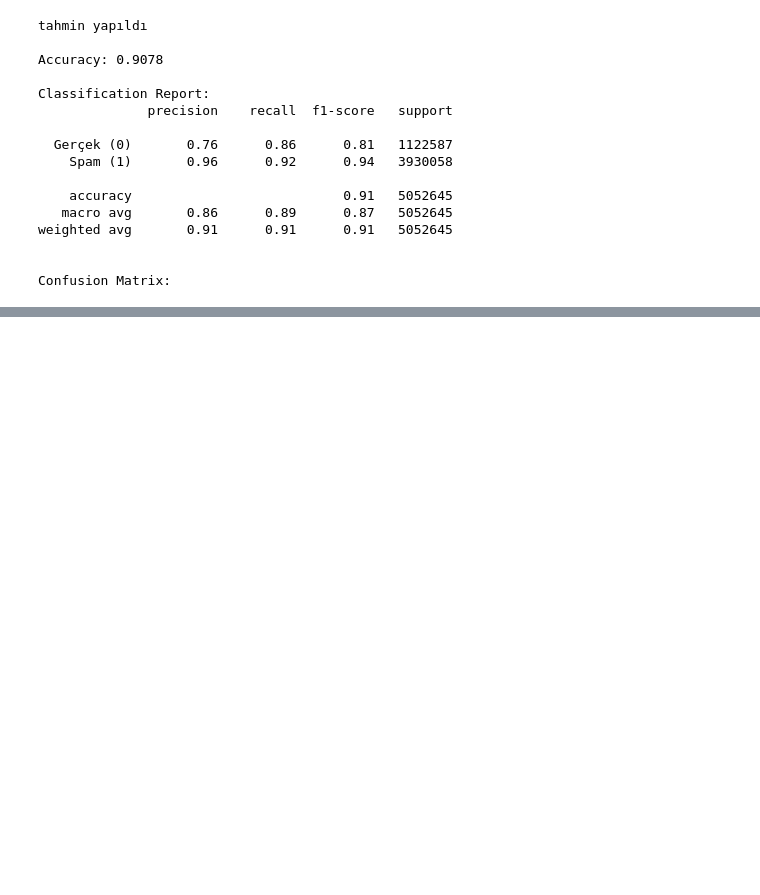
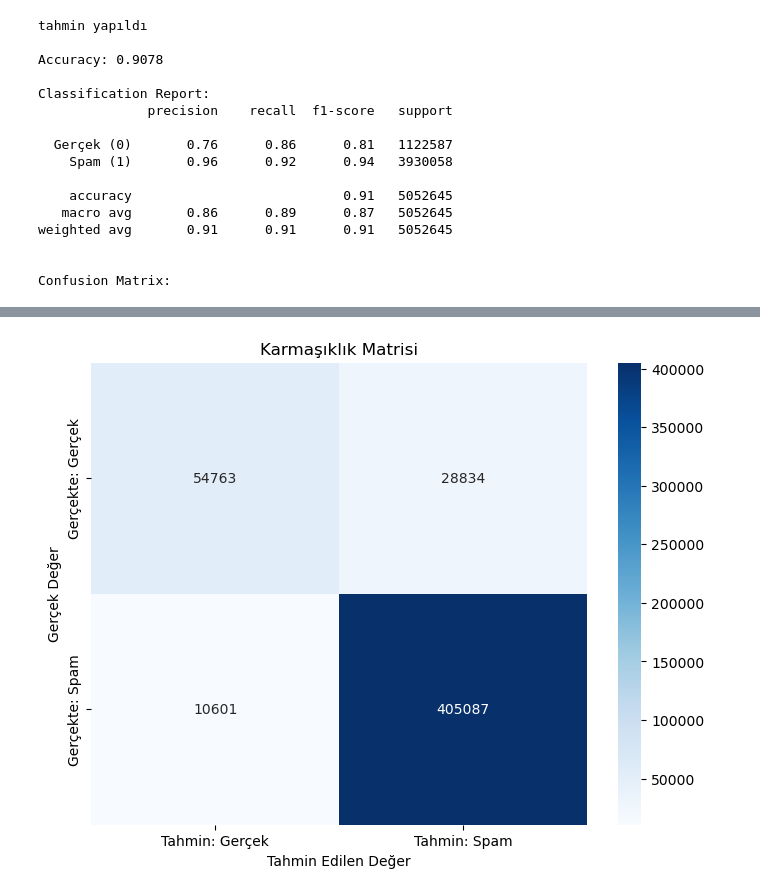
Before and after one commit to AybarsKansu/amazon-fake-review-detector, a Jupyter notebook: notebooks/regression.ipynb, the cells around one changed output, grey strips where cells are left out. Saved outputs shown, nothing was run; the diff lists cells and outputs as text; code cells hidden in the pictures; blank space fills up the shorter version.

```diff
--- a/notebooks/regression.ipynb
+++ b/notebooks/regression.ipynb
@@ -286,0 +314,11 @@ plt.show()
+# %%
+X_train_toys = load_npz(os.path.join(TOYS_GAMES, "X_train.npz"))
+X_test_toys = load_npz(os.path.join(TOYS_GAMES, "X_test.npz"))
+y_train_toys = np.load(os.path.join(TOYS_GAMES, "y_train.npy"))
+y_test_toys = np.load(os.path.join(TOYS_GAMES, "y_test.npy"))
+# %%
+lgbm_model = lgb.LGBMClassifier(random_state=42, n_jobs=-1)
+
+print("LightGBM modeli eğitiliyor...")
+lgbm_model.fit(X_train_toys, y_train_toys)
+print("✅ Model çok daha hızlı eğitildi!")
@@ -286,0 +335,11 @@ plt.show()
+# %%
+y_pred_toys = lgbm_model.predict(X_test_toys)
+print("tahmin yapıldı")
+accuracy = accuracy_score(y_test_toys, y_pred_toys)
+print(f"\nAccuracy: {accuracy:.4f}")
+
+print("\nClassification Report:")
+print(classification_report(y_test_toys, y_pred_toys, target_names=['Gerçek (0)', 'Spam (1)']))
+
+print("\nConfusion Matrix:")
+cm = confusion_matrix(y_test_toys, y_pred_toys)
@@ -286,0 +386,12 @@ plt.show()
+# %%
+plt.figure(figsize=(8, 6))
+sns.heatmap(cm, annot=True, fmt='d', cmap='Blues',
+  xticklabels=['Tahmin: Gerçek', 'Tahmin: Spam'],
+  yticklabels=['Gerçekte: Gerçek', 'Gerçekte: Spam'])
+
+plt.ylabel('Gerçek Değer')
+plt.xlabel('Tahmin Edilen Değer')
+plt.title('Karmaşıklık Matrisi')
+plt.show()
+# %% [output]
+[figure, added]
```
Also changed, not shown: parts of 31 cells of this notebook, 3 other files.
